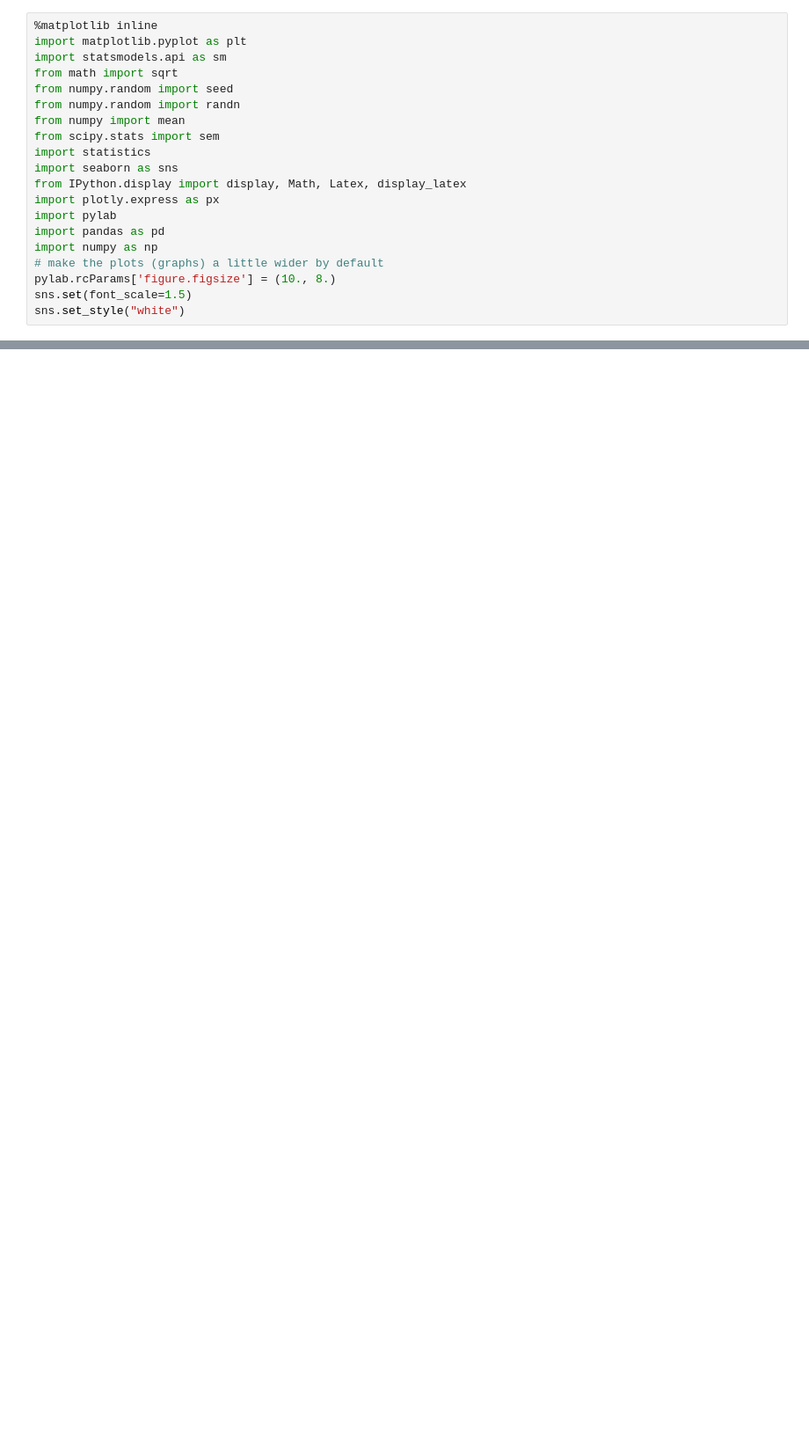
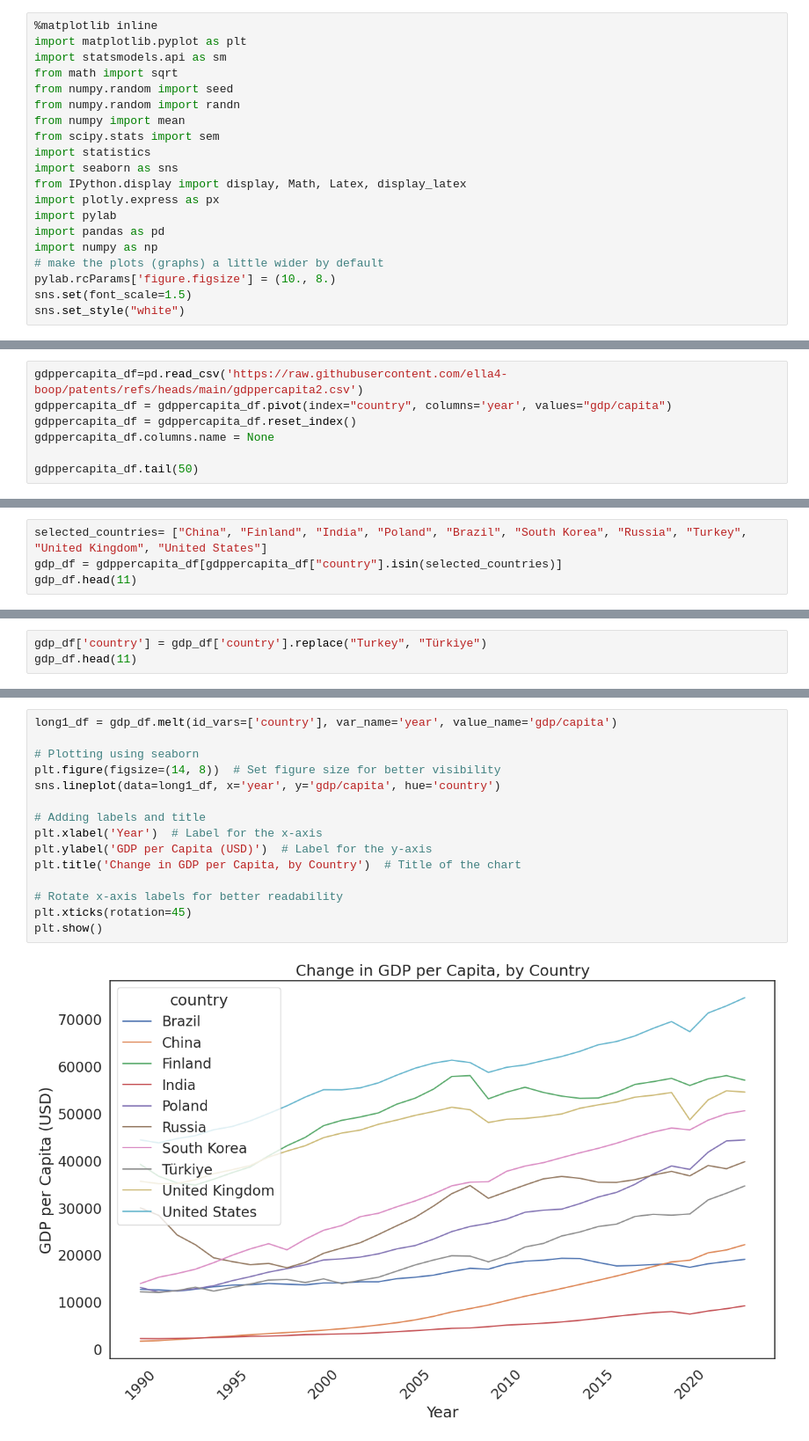
Before and after one commit to ella4-boop/patents, a Jupyter notebook: patentsandgrowth.ipynb, the cells around one changed output, grey strips where cells are left out. Shown at 88% size. Saved outputs shown, nothing was run; the diff lists cells and outputs as text; blank space fills up the shorter version.

```diff
--- a/patentsandgrowth.ipynb
+++ b/patentsandgrowth.ipynb
@@ -25,0 +23,7 @@ patents_df.head(30)
+# %%
+gdppercapita_df=pd.read_csv('https://raw.githubusercontent.com/ella4-boop/patents/refs/heads/main/gdppercapita2.csv')
+gdppercapita_df = gdppercapita_df.pivot(index="country", columns='year', values="gdp/capita")
+gdppercapita_df = gdppercapita_df.reset_index()
+gdppercapita_df.columns.name = None
+
+gdppercapita_df.tail(50)
@@ -25,0 +49,4 @@ patents_df.head(30)
+# %%
+selected_countries= ["China", "Finland", "India", "Poland", "Brazil", "South Korea", "Russia", "Turkey", "United Kingdom", "United States"]
+gdp_df = gdppercapita_df[gdppercapita_df["country"].isin(selected_countries)]
+gdp_df.head(11)
@@ -25,0 +66,3 @@ patents_df.head(30)
+# %%
+gdp_df['country'] = gdp_df['country'].replace("Turkey", "Türkiye")
+gdp_df.head(11)
@@ -25,0 +100,17 @@ patents_df.head(30)
+# %%
+long1_df = gdp_df.melt(id_vars=['country'], var_name='year', value_name='gdp/capita')
+
+# Plotting using seaborn
+plt.figure(figsize=(14, 8))  # Set figure size for better visibility
+sns.lineplot(data=long1_df, x='year', y='gdp/capita', hue='country')
+
+# Adding labels and title
+plt.xlabel('Year')  # Label for the x-axis
+plt.ylabel('GDP per Capita (USD)')  # Label for the y-axis
+plt.title('Change in GDP per Capita, by Country')  # Title of the chart
+
+# Rotate x-axis labels for better readability
+plt.xticks(rotation=45)
+plt.show()
+# %% [output]
+[figure, added]
```
Also changed, not shown: parts of 18 cells of this notebook.
